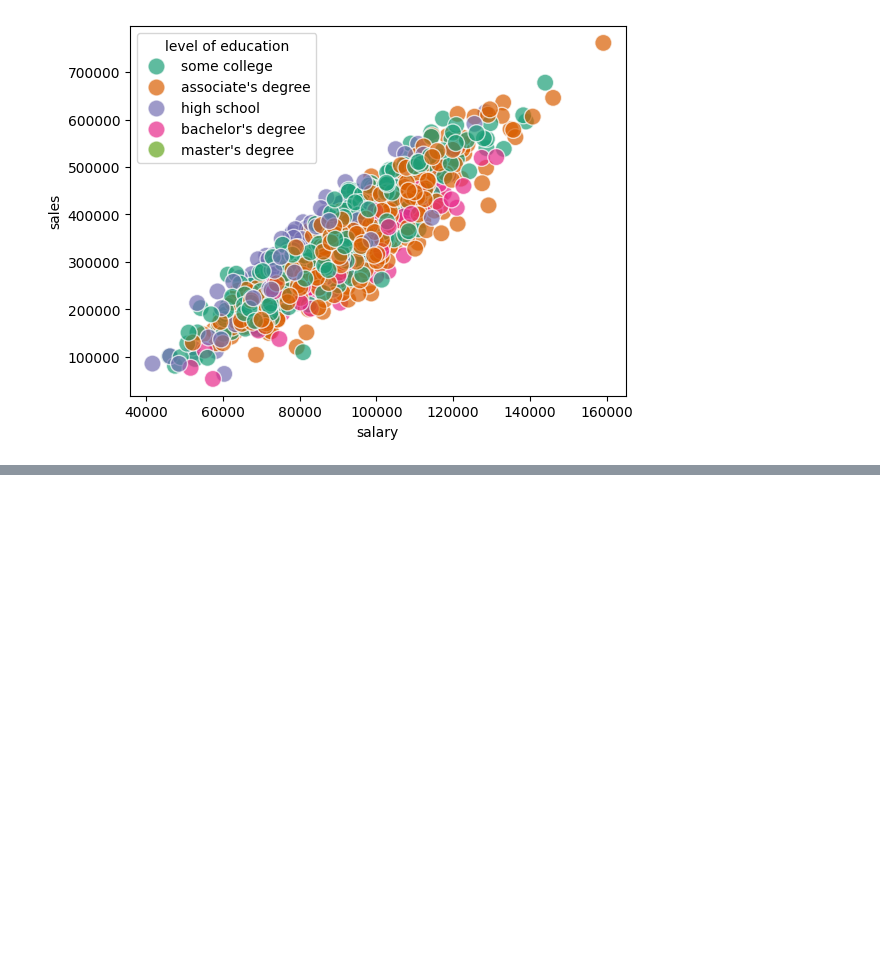
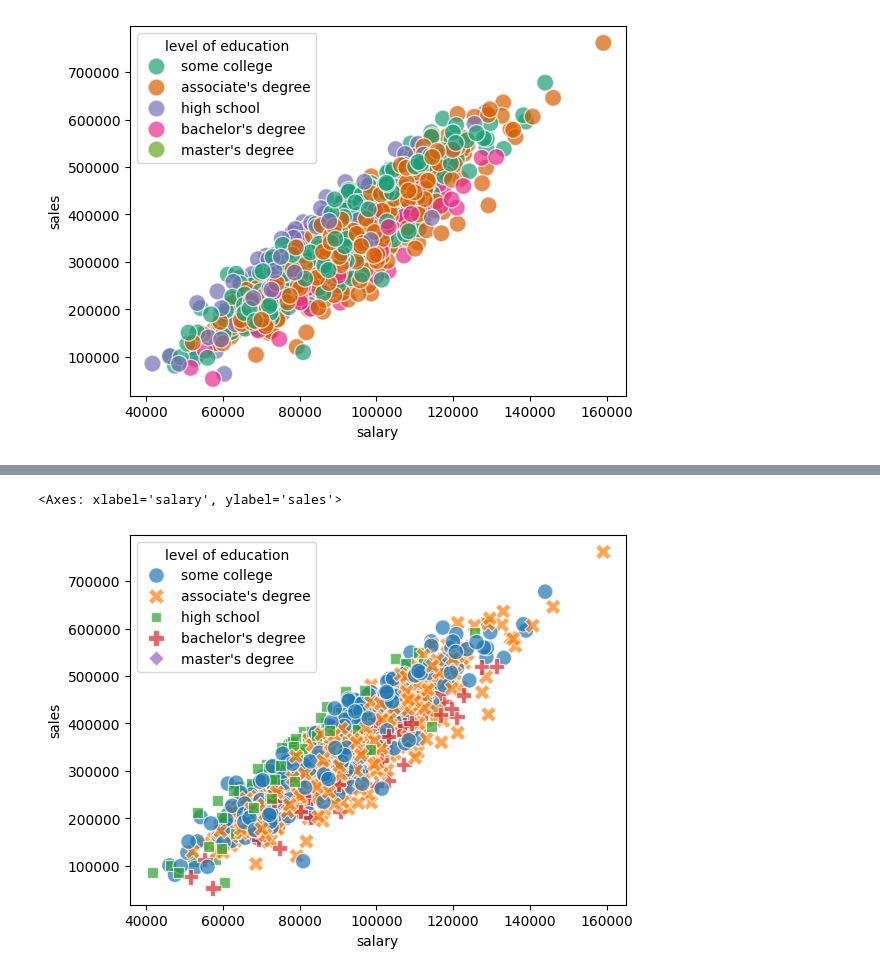
Before and after one commit to ryslipe/master_class, a Jupyter notebook: seaborn/01_seaborn_scatterplots.ipynb, the cells around one changed output, grey strips where cells are left out. Saved outputs shown, nothing was run; the diff lists cells and outputs as text; code cells hidden in the pictures; blank space fills up the shorter version.

```diff
--- a/seaborn/01_seaborn_scatterplots.ipynb
+++ b/seaborn/01_seaborn_scatterplots.ipynb
@@ -87,0 +92,9 @@ sns.scatterplot(x = 'salary', y = 'sales',
+# %%
+sns.scatterplot(x = 'salary',
+                y = 'sales',
+                s = 125, alpha = 0.7, hue = 'level of education',
+                style = 'level of education',
+                data = df)
+# %% [output]
+<Axes: xlabel='salary', ylabel='sales'>
+[figure, added]
```
Also changed, not shown: parts of 1 cell of this notebook, 1 other file.
